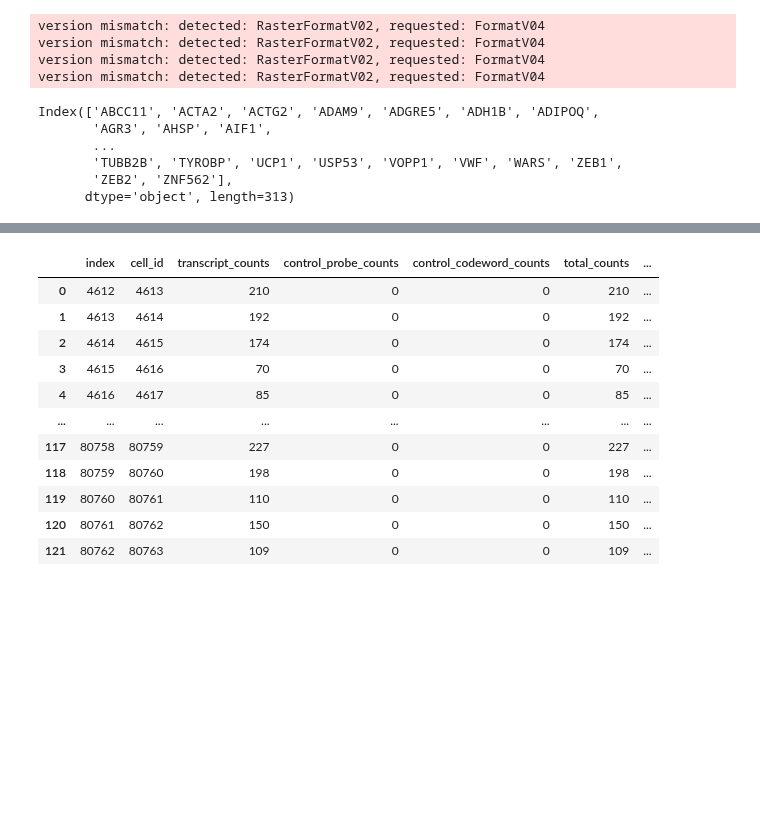
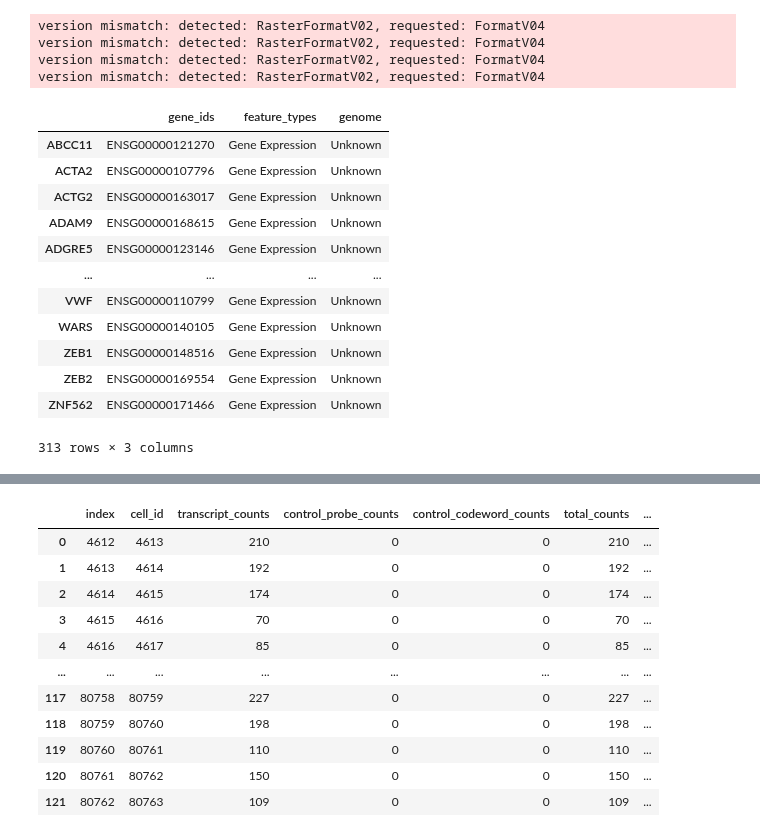
Before and after one commit to LazDaria/SegTraQ, a Jupyter notebook: docs/notebooks/nuclear_correlation.ipynb, the cells around one changed output, grey strips where cells are left out. Saved outputs shown, nothing was run; the diff lists cells and outputs as text; code cells hidden in the pictures; blank space fills up the shorter version.

```diff
--- a/docs/notebooks/nuclear_correlation.ipynb
+++ b/docs/notebooks/nuclear_correlation.ipynb
@@ -18,14 +18,21 @@ version mismatch: detected: RasterFormatV02, requested: FormatV04
 version mismatch: detected: RasterFormatV02, requested: FormatV04
 version mismatch: detected: RasterFormatV02, requested: FormatV04
 # %%
-sdata["table"].var.index
+sdata["table"].var
 # %% [output]
+|  | gene_ids | feature_types | genome |
+| ABCC11 | ENSG00000121270 | Gene Expression | Unknown |
+| ACTA2 | ENSG00000107796 | Gene Expression | Unknown |
+| ACTG2 | ENSG00000163017 | Gene Expression | Unknown |
+| ADAM9 | ENSG00000168615 | Gene Expression | Unknown |
+| ADGRE5 | ENSG00000123146 | Gene Expression | Unknown |
+| ... | ... | ... | ... |
+| VWF | ENSG00000110799 | Gene Expression | Unknown |
+| WARS | ENSG00000140105 | Gene Expression | Unknown |
+| ZEB1 | ENSG00000148516 | Gene Expression | Unknown |
+| ZEB2 | ENSG00000169554 | Gene Expression | Unknown |
+| ZNF562 | ENSG00000171466 | Gene Expression | Unknown |
-Index(['ABCC11', 'ACTA2', 'ACTG2', 'ADAM9', 'ADGRE5', 'ADH1B', 'ADIPOQ',
-       'AGR3', 'AHSP', 'AIF1',
-       ...
-       'TUBB2B', 'TYROBP', 'UCP1', 'USP53', 'VOPP1', 'VWF', 'WARS', 'ZEB1',
-       'ZEB2', 'ZNF562'],
-      dtype='object', length=313)
+313 rows × 3 columns
 # %%
 sdata
 # %% [output]
```
Also changed, not shown: 1 other file.
